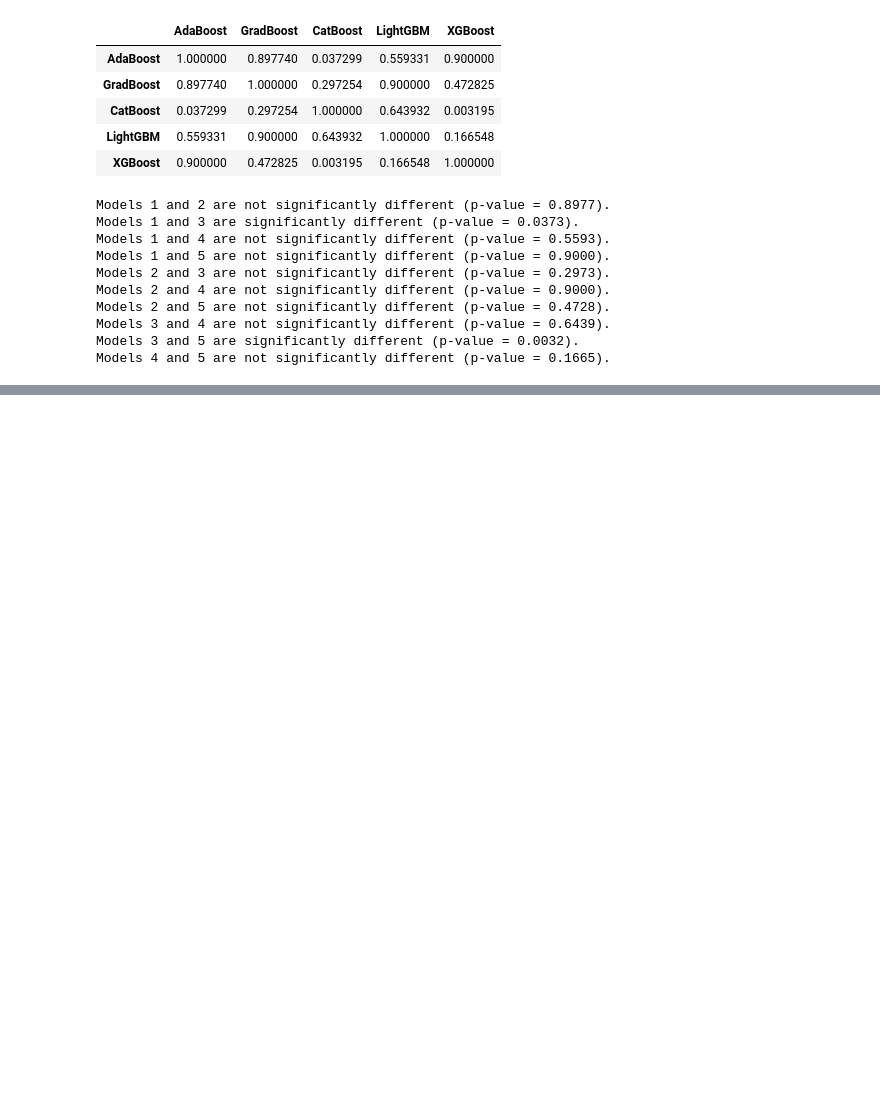
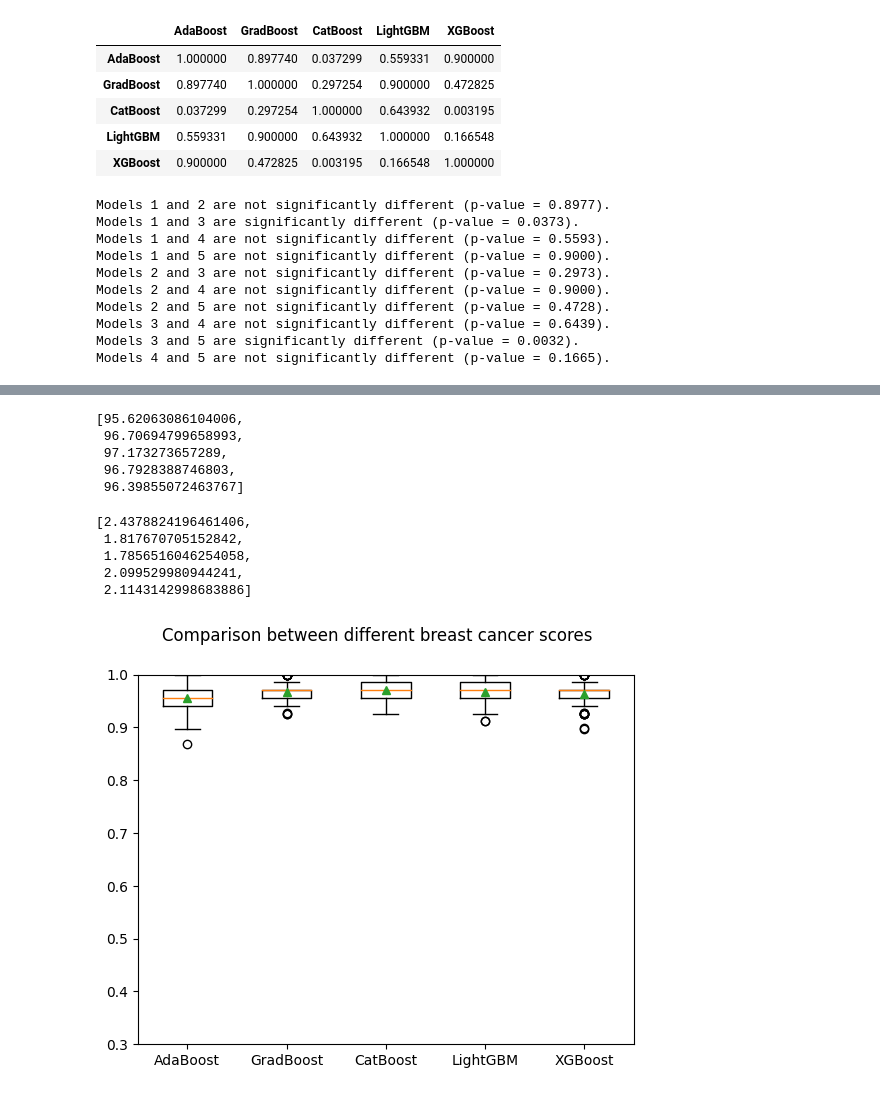
Before and after one commit to RochaErik/AlgorithmComparison, a Jupyter notebook: AlgorithmComparison.ipynb, the cells around one changed output, grey strips where cells are left out. Saved outputs shown, nothing was run; the diff lists cells and outputs as text; code cells hidden in the pictures; blank space fills up the shorter version.

```diff
--- a/AlgorithmComparison.ipynb
+++ b/AlgorithmComparison.ipynb
@@ -1718,0 +1894,2 @@ Models 4 and 5 are not significantly different (p-value = 0.1665).
+# %%
+breast_cancer_df = pd.read_csv('/content/drive/MyDrive/DatasetSeminario/BreastCancer/Breast.dat', sep=',', header=None)
@@ -1718,0 +1965,3 @@ Models 4 and 5 are not significantly different (p-value = 0.1665).
+# %%
+X = breast_cancer_df.iloc[:, :-1]
+y = breast_cancer_df.iloc[:, -1]
@@ -1718,0 +1986,5 @@ Models 4 and 5 are not significantly different (p-value = 0.1665).
+# %%
+# Since version 1.3.2 XGBoost needs target columns to start with 0 value
+
+le = LabelEncoder()
+y = le.fit_transform(y)
@@ -1718,0 +2011,16 @@ Models 4 and 5 are not significantly different (p-value = 0.1665).
+# %%
+breast_cancer_scores = []
+breast_cancer_mean = []
+breast_cancer_std = []
+model_names = []
+
+for name, clf in zip(names, classifiers):
+  results = cross_val_score(clf, X, y, cv=rskf)
+  breast_cancer_scores.append(results)
+  breast_cancer_mean.append(results.mean()*100)
+  breast_cancer_std.append(results.std()*100)
+  model_names.append(name)
+  print(f'--------- {name} on Breast Cancer Dataset ---------')
+  print(results)
+  print('Accuracy: %.2f%% (%.2f%%)' % (results.mean()*100, results.std()*100))
+  print('------------------------------')
@@ -1718,0 +2045,28 @@ Models 4 and 5 are not significantly different (p-value = 0.1665).
+# %%
+breast_cancer_mean
+# %% [output]
+[95.62063086104006,
+ 96.70694799658993,
+ 97.173273657289,
+ 96.7928388746803,
+ 96.39855072463767]
+# %%
+breast_cancer_std
+# %% [output]
+[2.4378824196461406,
+ 1.817670705152842,
+ 1.7856516046254058,
+ 2.099529980944241,
+ 2.1143142998683886]
+# %%
+# algorithm comparison
+
+fig = plt.figure()
+fig.suptitle('Comparison between different breast cancer scores')
+ax = fig.add_subplot(111)
+plt.ylim(0.3, 1)
+plt.boxplot(breast_cancer_scores, showmeans=True)
+ax.set_xticklabels(model_names)
+plt.show()
+# %% [output]
+[figure, added]
```
Also changed, not shown: parts of 207 cells of this notebook.
